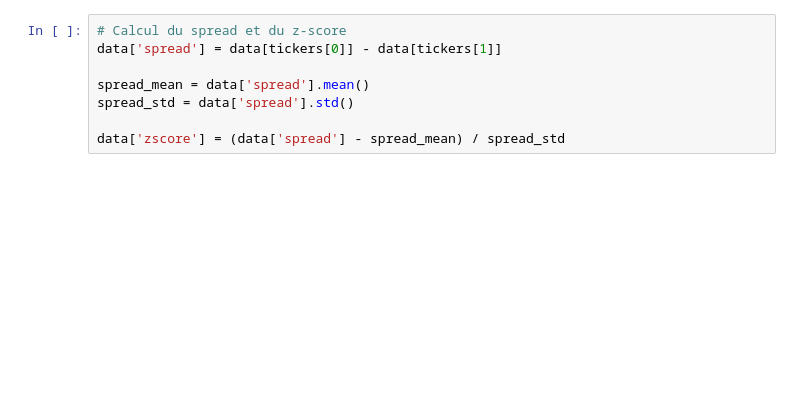
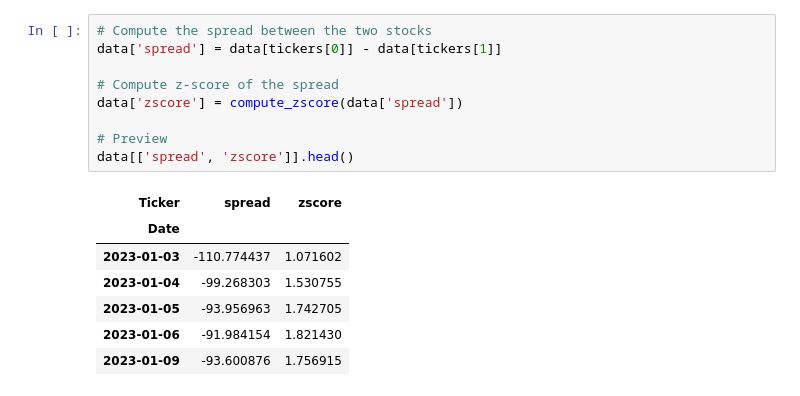
Before and after one commit to Gabrielnstr/pair_trading_strategy, a Jupyter notebook: pair_trading_strategy.ipynb, the cells around one changed output. Cells and saved outputs as stored; diff of their text form; blank space fills up the shorter version.

```diff
--- a/pair_trading_strategy.ipynb
+++ b/pair_trading_strategy.ipynb
@@ -28,9 +29,18 @@ data.head()
 # %%
-# Calcul du spread et du z-score
+# Compute the spread between the two stocks
 data['spread'] = data[tickers[0]] - data[tickers[1]]
 
-spread_mean = data['spread'].mean()
-spread_std = data['spread'].std()
+# Compute z-score of the spread
+data['zscore'] = compute_zscore(data['spread'])
 
-data['zscore'] = (data['spread'] - spread_mean) / spread_std
+# Preview
+data[['spread', 'zscore']].head()
+# %% [output]
+| Ticker | spread | zscore |
+| Date |  |  |
+| 2023-01-03 | -110.774437 | 1.071602 |
+| 2023-01-04 | -99.268303 | 1.530755 |
+| 2023-01-05 | -93.956963 | 1.742705 |
+| 2023-01-06 | -91.984154 | 1.821430 |
+| 2023-01-09 | -93.600876 | 1.756915 |
 # %%
```
Also changed, not shown: parts of 6 cells of this notebook, 6 other files.
